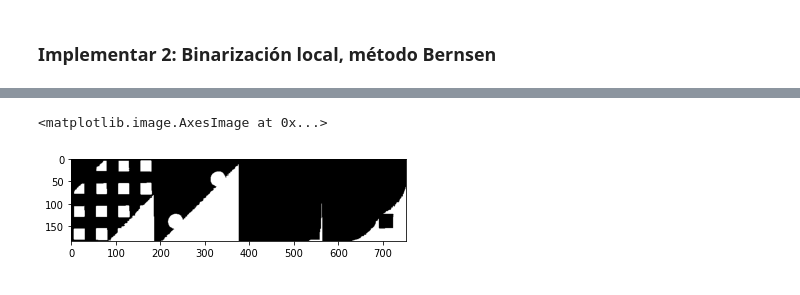
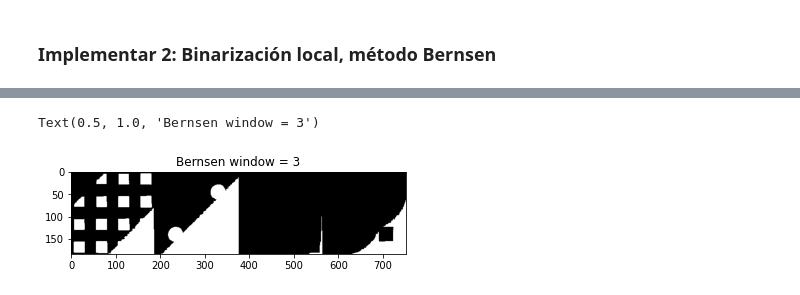
Before and after one commit to Elianagam/FundRobotica, a Jupyter notebook: balance/Binarizacion.ipynb, the cells around one changed output, grey strips where cells are left out. Saved outputs shown, nothing was run; the diff lists cells and outputs as text; code cells hidden in the pictures.

Commit message:
bernsen varias ventanas

```diff
--- a/balance/Binarizacion.ipynb
+++ b/balance/Binarizacion.ipynb
@@ -103,4 +105,2 @@ fig.show()
 # %% [markdown]
 ### Implementar 2: Binarización local, método Bernsen
-# %%
-contraste_referencia = (img.max() - img.min())
@@ -130,7 +141,8 @@ for i in range(1,img.shape[0]):
 # %%
 fig = plt.figure()
 ax = plt.subplot()
-ax.imshow(img_new,cmap='gray', vmin=0, vmax=1)
+ax.imshow(bersen(img, window=3),cmap='gray', vmin=0, vmax=1)
+plt.title("Bernsen window = 3")
 # %% [output]
-<matplotlib.image.AxesImage at 0x...>
+Text(0.5, 1.0, 'Bernsen window = 3')
-[figure, old version]
+[figure, new version]
```
Also changed, not shown: parts of 8 cells of this notebook.
